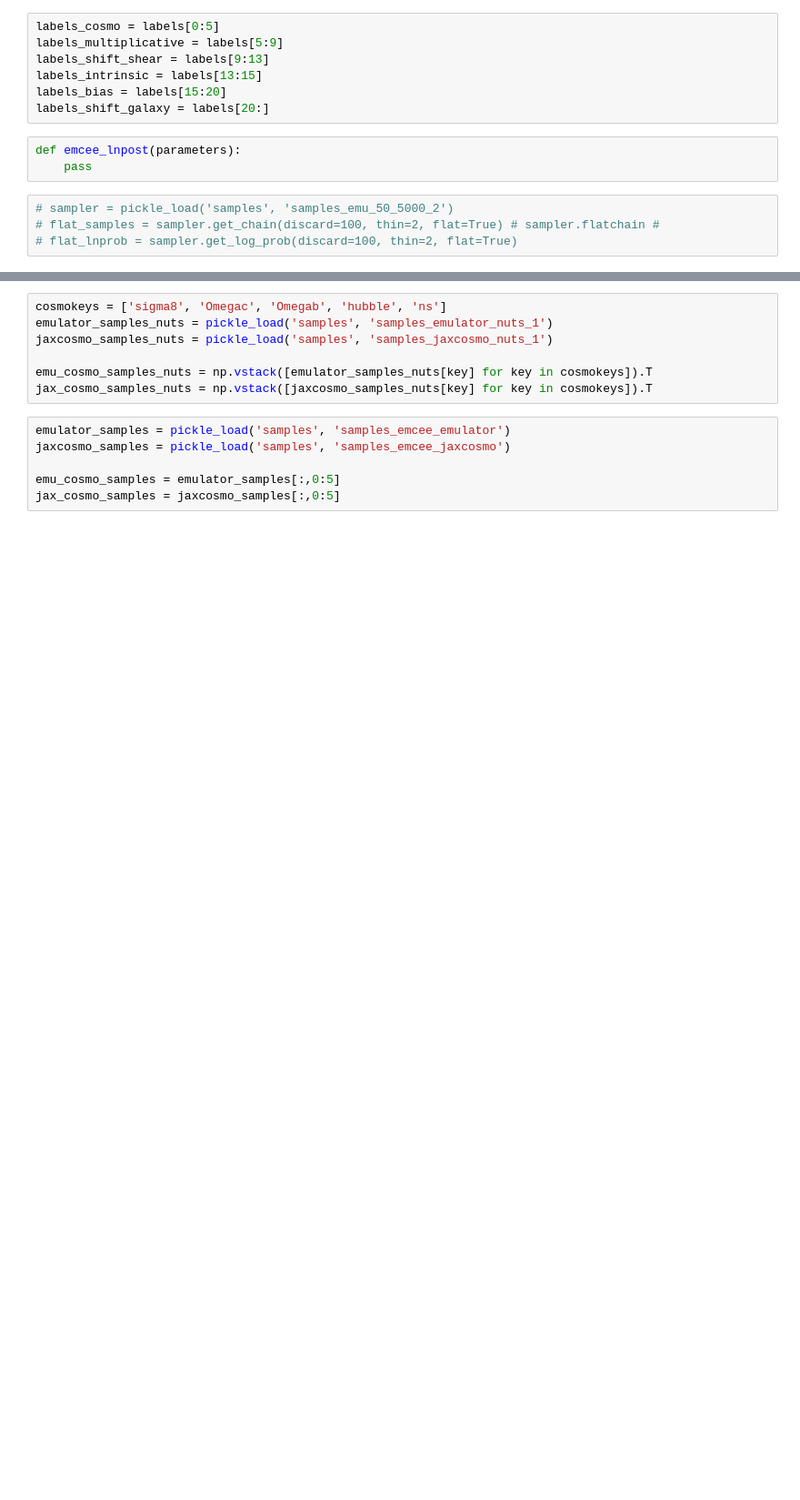
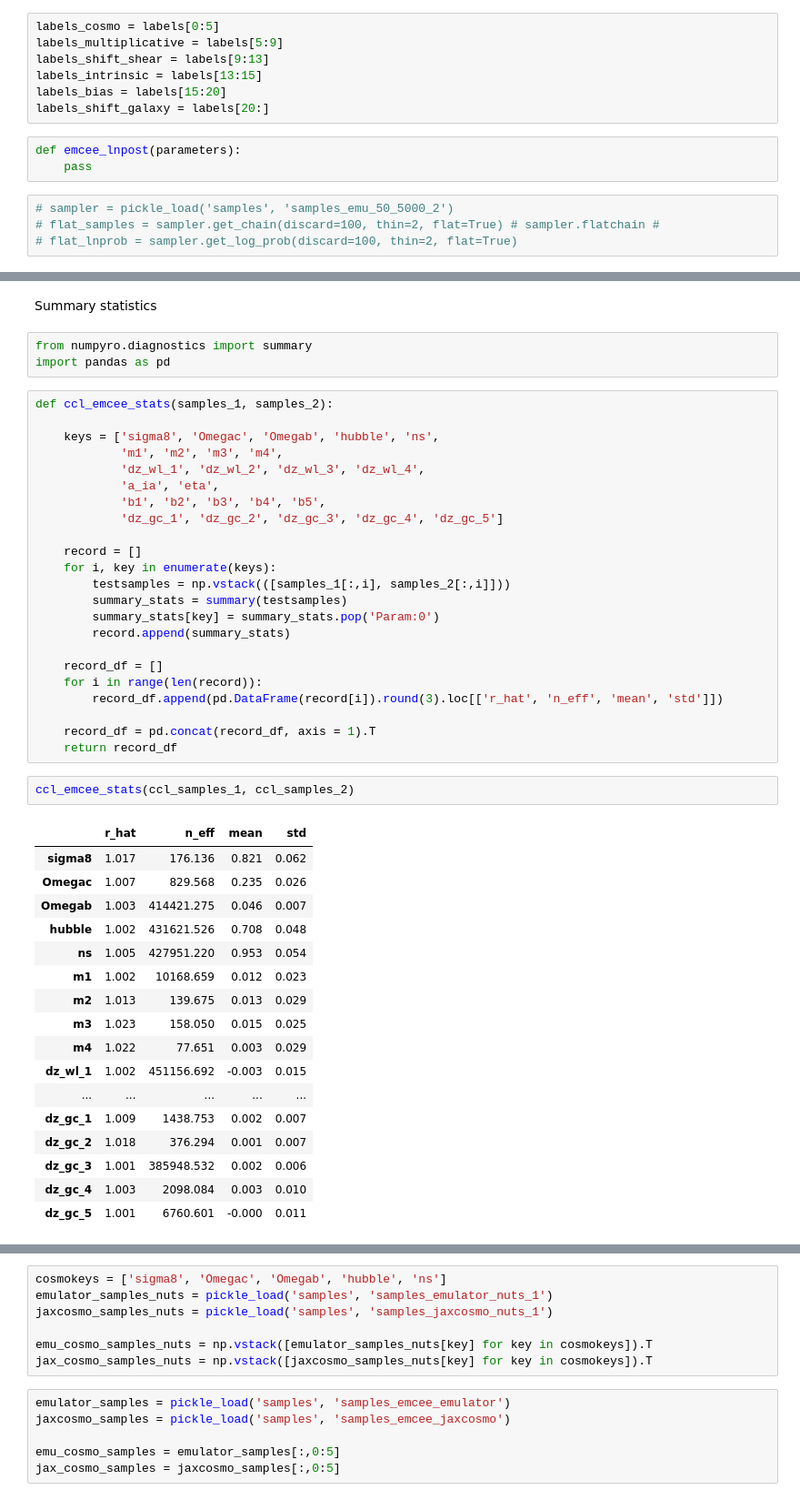
Before and after one commit to Harry45/DESEMU, a Jupyter notebook: notebooks/triangle_plot.ipynb, the cells around one changed output, grey strips where cells are left out. Shown at 91% size. Cells and saved outputs as stored; diff of their text form; blank space fills up the shorter version.

```diff
--- a/notebooks/triangle_plot.ipynb
+++ b/notebooks/triangle_plot.ipynb
@@ -101,0 +116,48 @@ def emcee_lnpost(parameters):
+# %% [markdown]
+Summary statistics
+# %%
+from numpyro.diagnostics import summary
+import pandas as pd
+# %%
+def ccl_emcee_stats(samples_1, samples_2):
+
+    keys = ['sigma8', 'Omegac', 'Omegab', 'hubble', 'ns',
+            'm1', 'm2', 'm3', 'm4',
+            'dz_wl_1', 'dz_wl_2', 'dz_wl_3', 'dz_wl_4',
+            'a_ia', 'eta',
+            'b1', 'b2', 'b3', 'b4', 'b5',
+            'dz_gc_1', 'dz_gc_2', 'dz_gc_3', 'dz_gc_4', 'dz_gc_5']
+
+    record = []
+    for i, key in enumerate(keys):
+        testsamples = np.vstack(([samples_1[:,i], samples_2[:,i]]))
+        summary_stats = summary(testsamples)
+        summary_stats[key] = summary_stats.pop('Param:0')
+        record.append(summary_stats)
+
+    record_df = []
+    for i in range(len(record)):
+        record_df.append(pd.DataFrame(record[i]).round(3).loc[['r_hat', 'n_eff', 'mean', 'std']])
+
+    record_df = pd.concat(record_df, axis = 1).T
+    return record_df
+# %%
+ccl_emcee_stats(ccl_samples_1, ccl_samples_2)
+# %% [output]
+|  | r_hat | n_eff | mean | std |
+| sigma8 | 1.017 | 176.136 | 0.821 | 0.062 |
+| Omegac | 1.007 | 829.568 | 0.235 | 0.026 |
+| Omegab | 1.003 | 414421.275 | 0.046 | 0.007 |
+| hubble | 1.002 | 431621.526 | 0.708 | 0.048 |
+| ns | 1.005 | 427951.220 | 0.953 | 0.054 |
+| m1 | 1.002 | 10168.659 | 0.012 | 0.023 |
+| m2 | 1.013 | 139.675 | 0.013 | 0.029 |
+| m3 | 1.023 | 158.050 | 0.015 | 0.025 |
+| m4 | 1.022 | 77.651 | 0.003 | 0.029 |
+| dz_wl_1 | 1.002 | 451156.692 | -0.003 | 0.015 |
+| ... | ... | ... | ... | ... |
+| dz_gc_1 | 1.009 | 1438.753 | 0.002 | 0.007 |
+| dz_gc_2 | 1.018 | 376.294 | 0.001 | 0.007 |
+| dz_gc_3 | 1.001 | 385948.532 | 0.002 | 0.006 |
+| dz_gc_4 | 1.003 | 2098.084 | 0.003 | 0.010 |
+| dz_gc_5 | 1.001 | 6760.601 | -0.000 | 0.011 |
```
Also changed, not shown: parts of 12 cells of this notebook, 7 other files.
